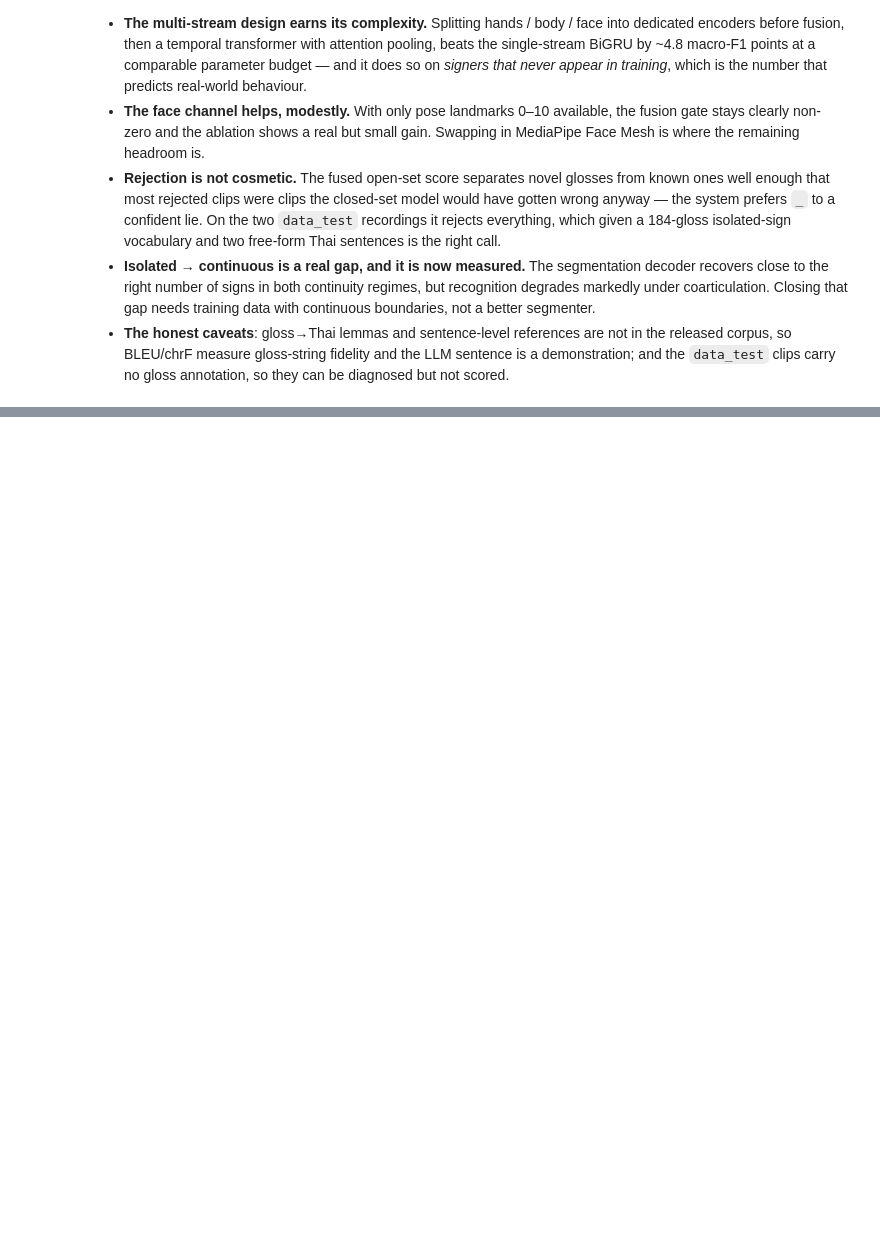
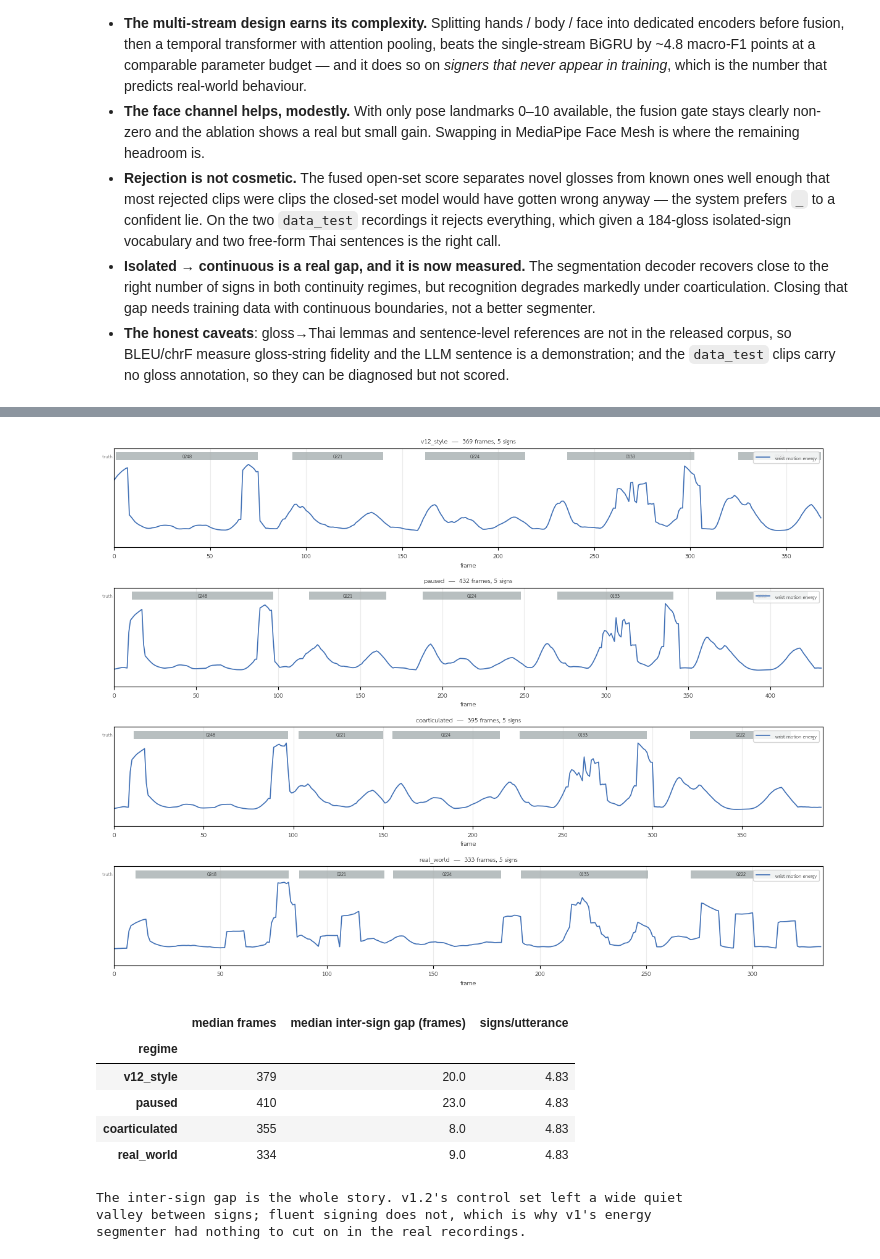
Before and after one commit to ftkbyond77/SLM-Labs, a Jupyter notebook: slm_labs.ipynb, the cells around one changed output, grey strips where cells are left out. Drawn from its saved outputs; the diff is of its cells as text; code cells hidden in the pictures; blank space fills up the shorter version.

```diff
--- a/slm_labs.ipynb
+++ b/slm_labs.ipynb
@@ -1319,0 +1509,31 @@ print(json.dumps({k: v for k, v in RESULTS.items() if k != "openset"}, indent=1,
+# %%
+# --- the same gloss sequence under all four regimes (paired by construction) ---
+paired_demo = CP.paired_regimes(*POOL["test"], 1, 5, REGIMES)
+fig, axes = plt.subplots(len(REGIMES), 1, figsize=(12, 2.3 * len(REGIMES)), squeeze=False)
+for ax, (name, utts) in zip(axes[:, 0], paired_demo.items()):
+    u = utts[0]
+    viz.utterance_map(u.clip, u.spans, u.labels, ax=ax, class_names=CLASS_NAMES,
+                      title=f"{name}  —  {len(u)} frames, {u.n_signs} signs")
+fig.tight_layout(); plt.show()
+
+rows = []
+for name, utts in CP.paired_regimes(*POOL["test"], 30, 5, REGIMES).items():
+    gaps = [b[0] - a[1] for u in utts for a, b in zip(u.spans[:-1], u.spans[1:])]
+    rows.append({"regime": name, "median frames": int(np.median([len(u) for u in utts])),
+                 "median inter-sign gap (frames)": float(np.median(gaps)),
+                 "signs/utterance": float(np.mean([u.n_signs for u in utts]))})
+display(pd.DataFrame(rows).set_index("regime").round(2))
+print("The inter-sign gap is the whole story. v1.2's control set left a wide quiet")
+print("valley between signs; fluent signing does not, which is why v1's energy")
+print("segmenter had nothing to cut on in the real recordings.")
+# %% [output]
+[figure, added]
+|  | median frames | median inter-sign gap (frames) | signs/utterance |
+| regime |  |  |  |
+| v12_style | 379 | 20.0 | 4.83 |
+| paused | 410 | 23.0 | 4.83 |
+| coarticulated | 355 | 8.0 | 4.83 |
+| real_world | 334 | 9.0 | 4.83 |
+The inter-sign gap is the whole story. v1.2's control set left a wide quiet
+valley between signs; fluent signing does not, which is why v1's energy
+segmenter had nothing to cut on in the real recordings.
```
Also changed, not shown: parts of 55 cells of this notebook, 25 other files.
